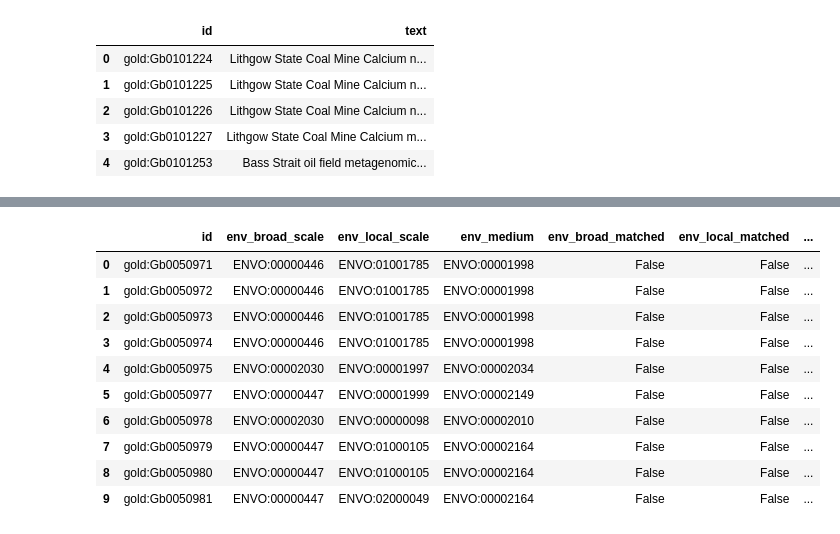
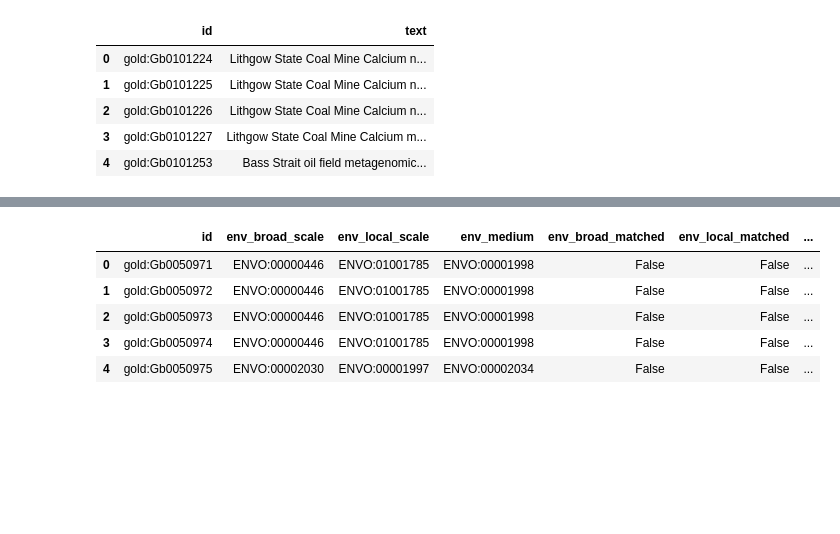
Before and after one commit to INCATools/biosample-analysis, a Jupyter notebook: src/notebooks/Gold database Analysis.ipynb, the cells around one changed output, grey strips where cells are left out. Cells and saved outputs as stored; diff of their text form; code cells hidden in the pictures; blank space fills up the shorter version.

```diff
--- a/src/notebooks/Gold database Analysis.ipynb
+++ b/src/notebooks/Gold database Analysis.ipynb
@@ -21,0 +60,4 @@ runnerOutput.head()
+# %%
+uniquePreferredTerms = runnerOutput['PREFERRED FORM'].unique()
+uniquePreferredTermsDF = pd.DataFrame(uniquePreferredTerms, columns=['PREFERRED FORM'])
+uniquePreferredTermsDF.head()
@@ -21,0 +71,6 @@ runnerOutput.head()
+# %%
+%%time
+uniquePreferredTermsDF['Ancestors'] = uniquePreferredTermsDF.apply(lambda x: getAncestors(x['PREFERRED FORM']), axis=1)
+uniquePreferredTermsDF['Children'] = uniquePreferredTermsDF.apply(lambda x: getChildren(x['PREFERRED FORM']), axis=1)
+print(len(uniquePreferredTermsDF))
+uniquePreferredTermsDF.head()
@@ -112,3 +198,6 @@ newDf.head()
 | 2 | gold:Gb0050972 | ENVO:00000446 | ENVO:01001785 | ENVO:00001998 | biolink:OntologyClass | Soil | soil | ENVO:00001998 | ... |
 | 3 | gold:Gb0050972 | ENVO:00000446 | ENVO:01001785 | ENVO:00001998 | biolink:OntologyClass | ecosystem | ecosystem | ENVO:01001110 | ... |
 | 4 | gold:Gb0050973 | ENVO:00000446 | ENVO:01001785 | ENVO:00001998 | biolink:OntologyClass | Soil | soil | ENVO:00001998 | ... |
+# %%
+newDf = newDf.merge(uniquePreferredTermsDF, on='PREFERRED FORM', how='left' )
+newDf.head()
@@ -206,8 +322,8 @@ goldInput.head()
 finalDF.to_csv(outputDir+'finalOutput.tsv', sep='\t', index=None)
 # %%
 onlyFalsePosivitesDF = newDf[newDf['false_positives'] == True].merge(falsePositives, on='id',how='inner')
-onlyFalsePosivitesDF = onlyFalsePosivitesDF.drop(['false_positives_x', 'false_positives_y' ], axis=1)
+onlyFalsePosivitesDF = onlyFalsePosivitesDF.drop(['false_positives_x', 'false_positives_y', 'Ancestors', 'Children'], axis=1)
 onlyFalsePosivitesDF = onlyFalsePosivitesDF.drop_duplicates()
-
-onlyFalsePosivitesDF.head(10)
+print(len(onlyFalsePosivitesDF))
+onlyFalsePosivitesDF.head()
 # %% [output]
@@ -225,19 +337,14 @@ onlyFalsePosivitesDF.head(10)
 # %%
 onlyFalsePosWithText = onlyFalsePosivitesDF.merge(goldInput, on='id', how='inner')
 onlyFalsePosWithText = onlyFalsePosWithText.drop_duplicates()
-onlyFalsePosWithText.head(10)
+onlyFalsePosWithText.head()
 # %% [output]
 |  | id | env_broad_scale | env_local_scale | env_medium | env_broad_matched | env_local_matched | ... |
 | 0 | gold:Gb0050971 | ENVO:00000446 | ENVO:01001785 | ENVO:00001998 | False | False | ... |
 | 1 | gold:Gb0050972 | ENVO:00000446 | ENVO:01001785 | ENVO:00001998 | False | False | ... |
 | 2 | gold:Gb0050973 | ENVO:00000446 | ENVO:01001785 | ENVO:00001998 | False | False | ... |
 | 3 | gold:Gb0050974 | ENVO:00000446 | ENVO:01001785 | ENVO:00001998 | False | False | ... |
 | 4 | gold:Gb0050975 | ENVO:00002030 | ENVO:00001997 | ENVO:00002034 | False | False | ... |
-| 5 | gold:Gb0050977 | ENVO:00000447 | ENVO:00001999 | ENVO:00002149 | False | False | ... |
-| 6 | gold:Gb0050978 | ENVO:00002030 | ENVO:00000098 | ENVO:00002010 | False | False | ... |
-| 7 | gold:Gb0050979 | ENVO:00000447 | ENVO:01000105 | ENVO:00002164 | False | False | ... |
-| 8 | gold:Gb0050980 | ENVO:00000447 | ENVO:01000105 | ENVO:00002164 | False | False | ... |
-| 9 | gold:Gb0050981 | ENVO:00000447 | ENVO:02000049 | ENVO:00002164 | False | False | ... |
 # %%
 onlyFalsePosWithText.to_csv(outputDir+'onlyFalsePosWithText.tsv', sep='\t', index=None)
 # %%
```
Also changed, not shown: parts of 18 cells of this notebook.
